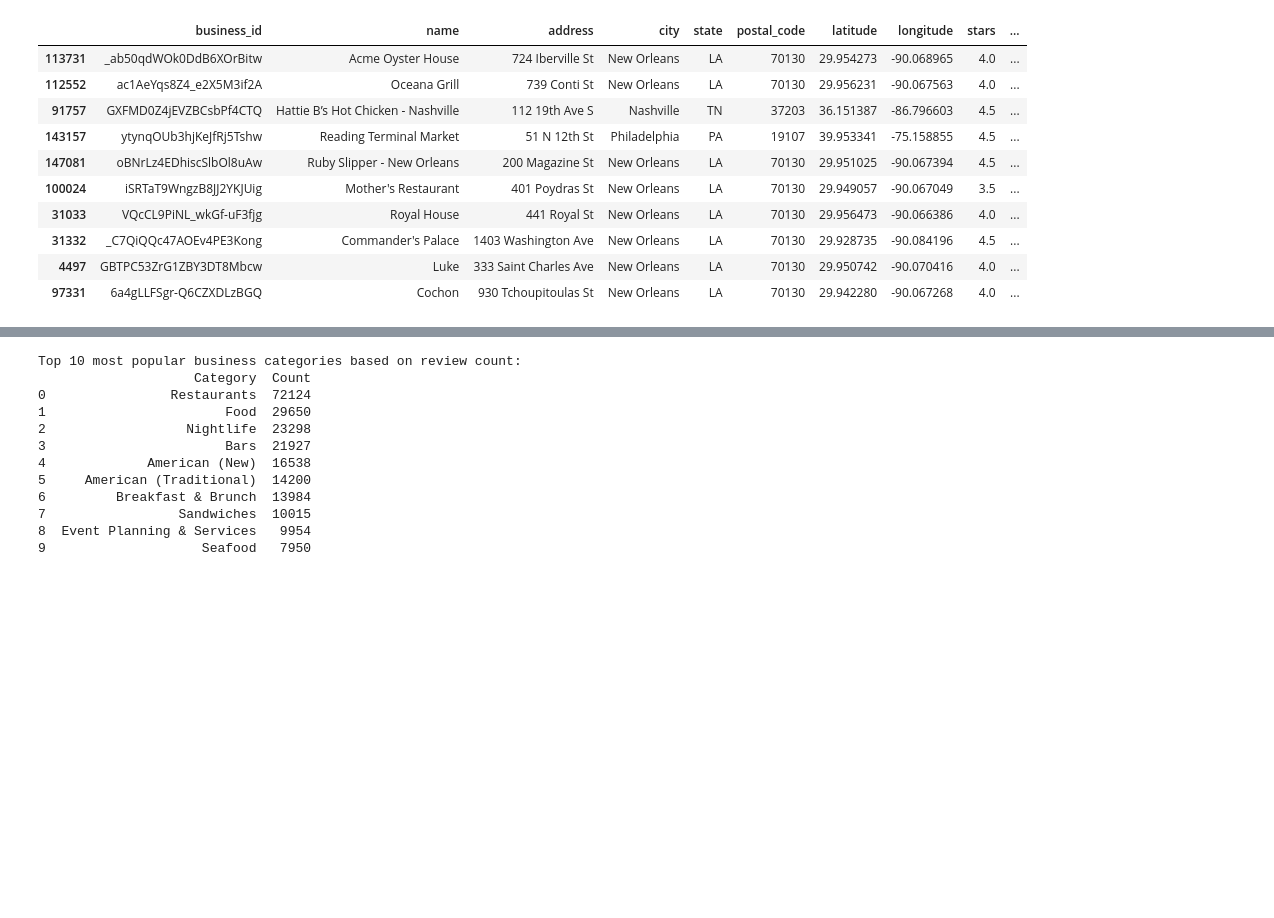
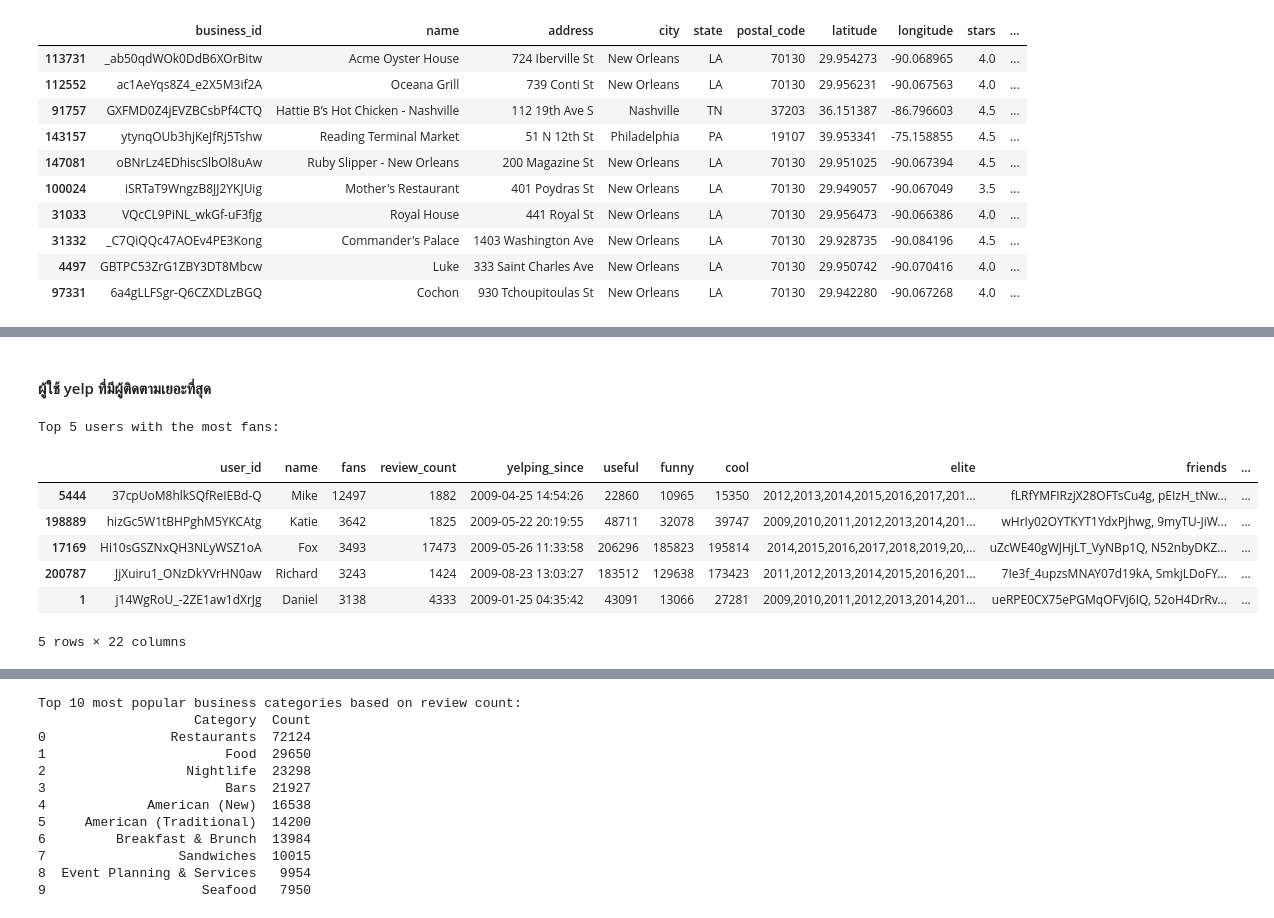
Before and after one commit to woraphonp-038-5/Project-Big-Data, a Jupyter notebook: Text_Analytics68F.ipynb, the cells around one changed output, grey strips where cells are left out. Saved outputs shown, nothing was run; the diff lists cells and outputs as text; code cells hidden in the pictures; blank space fills up the shorter version.

```diff
--- a/Text_Analytics68F.ipynb
+++ b/Text_Analytics68F.ipynb
@@ -633,3 +669,25 @@ fig.update_layout(xaxis_title="Business Name", yaxis_title="Review Count")
 fig.show()
 # %% [output]
 [interactive output not drawn]
+# %% [markdown]
+#### ผู้ใช้ yelp ที่มีผู้ติดตามเยอะที่สุด
+# %%
+# Find the top 5 users with the most fans
+top_5_most_fans_users = users.nlargest(5, 'fans')
+
+# Reorder columns to display 'fans' before 'review_count'
+cols = top_5_most_fans_users.columns.tolist()
+cols.insert(2, cols.pop(cols.index('fans'))) # Move 'fans' to index 2 (after user_id and name)
+top_5_most_fans_users = top_5_most_fans_users[cols]
+
+print("Top 5 users with the most fans:")
+display(top_5_most_fans_users)
+# %% [output]
+Top 5 users with the most fans:
+|  | user_id | name | fans | review_count | yelping_since | useful | funny | cool | elite | friends | ... |
+| 5444 | 37cpUoM8hlkSQfReIEBd-Q | Mike | 12497 | 1882 | 2009-04-25 14:54:26 | 22860 | 10965 | 15350 | 2012,2013,2014,2015,2016,2017,201... | fLRfYMFIRzjX28OFTsCu4g, pEIzH_tNw... | ... |
+| 198889 | hizGc5W1tBHPghM5YKCAtg | Katie | 3642 | 1825 | 2009-05-22 20:19:55 | 48711 | 32078 | 39747 | 2009,2010,2011,2012,2013,2014,201... | wHrIy02OYTKYT1YdxPjhwg, 9myTU-JiW... | ... |
+| 17169 | Hi10sGSZNxQH3NLyWSZ1oA | Fox | 3493 | 17473 | 2009-05-26 11:33:58 | 206296 | 185823 | 195814 | 2014,2015,2016,2017,2018,2019,20,... | uZcWE40gWJHjLT_VyNBp1Q, N52nbyDKZ... | ... |
+| 200787 | JjXuiru1_ONzDkYVrHN0aw | Richard | 3243 | 1424 | 2009-08-23 13:03:27 | 183512 | 129638 | 173423 | 2011,2012,2013,2014,2015,2016,201... | 7Ie3f_4upzsMNAY07d19kA, SmkjLDoFY... | ... |
+| 1 | j14WgRoU_-2ZE1aw1dXrJg | Daniel | 3138 | 4333 | 2009-01-25 04:35:42 | 43091 | 13066 | 27281 | 2009,2010,2011,2012,2013,2014,201... | ueRPE0CX75ePGMqOFVj6IQ, 52oH4DrRv... | ... |
+5 rows × 22 columns
```
Also changed, not shown: parts of 10 cells of this notebook.
